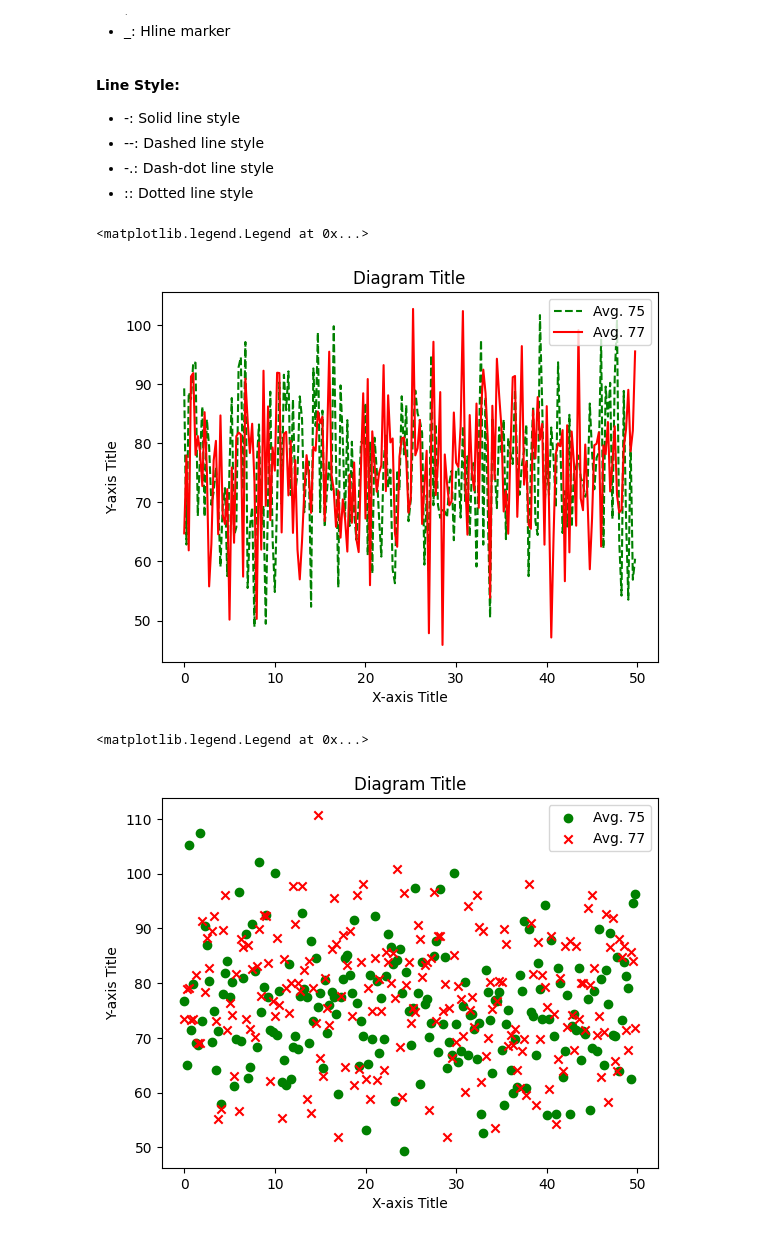
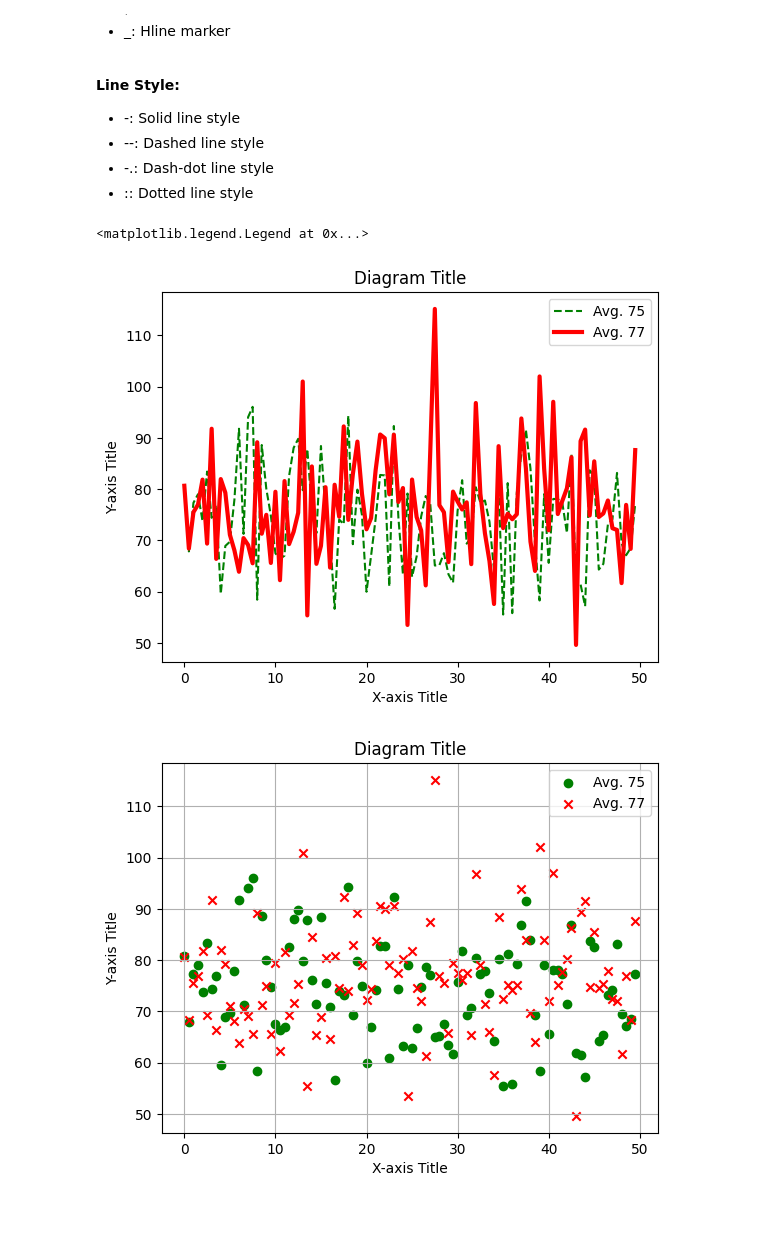
Before and after one commit to Mark12481632/Python-Language, a Jupyter notebook: Matplotlib.ipynb, the cells around one changed output. Drawn from its saved outputs; the diff is of its cells as text; code cells hidden in the pictures.

```diff
--- a/Matplotlib.ipynb
+++ b/Matplotlib.ipynb
@@ -79,19 +79,20 @@ interactive(children=(FloatSlider(value=5.0, description='frequency', max=10.0,
 * :: Dotted line style<BR>
 # %%
 # 1. Plotting
-x_vals = [x for x in np.arange(0, 50, 0.25)]
+x_vals = [x for x in np.arange(0, 50, 0.5)]
 y_vals_1 = [75 + 10*np.random.normal(size=1) for x in x_vals]
 y_vals_2 = [77 + 11*np.random.normal(size=1) for x in x_vals]
 
 plt.plot(x_vals, y_vals_1, color='g', label='Avg. 75', linestyle='--')
-plt.plot(x_vals, y_vals_2, color='r', label='Avg. 77', linestyle='-')
+plt.plot(x_vals, y_vals_2, color='r', label='Avg. 77', linestyle='-', linewidth=3)
 plt.xlabel('X-axis Title')
 plt.ylabel('Y-axis Title')
 plt.title('Diagram Title')
 plt.legend(loc='upper right')
+#plt.tight_layout()
 # %% [output]
 <matplotlib.legend.Legend at 0x...>
-[figure, old version]
+[figure, new version]
 # %%
 # Scatter Plot
 
@@ -101,6 +102,6 @@ plt.xlabel('X-axis Title')
 plt.ylabel('Y-axis Title')
 plt.title('Diagram Title')
 plt.legend(loc='upper right')
+plt.grid(True)
 # %% [output]
-<matplotlib.legend.Legend at 0x...>
-[figure, old version]
+[figure, new version]
```
Also changed, not shown: parts of 4 cells of this notebook.
